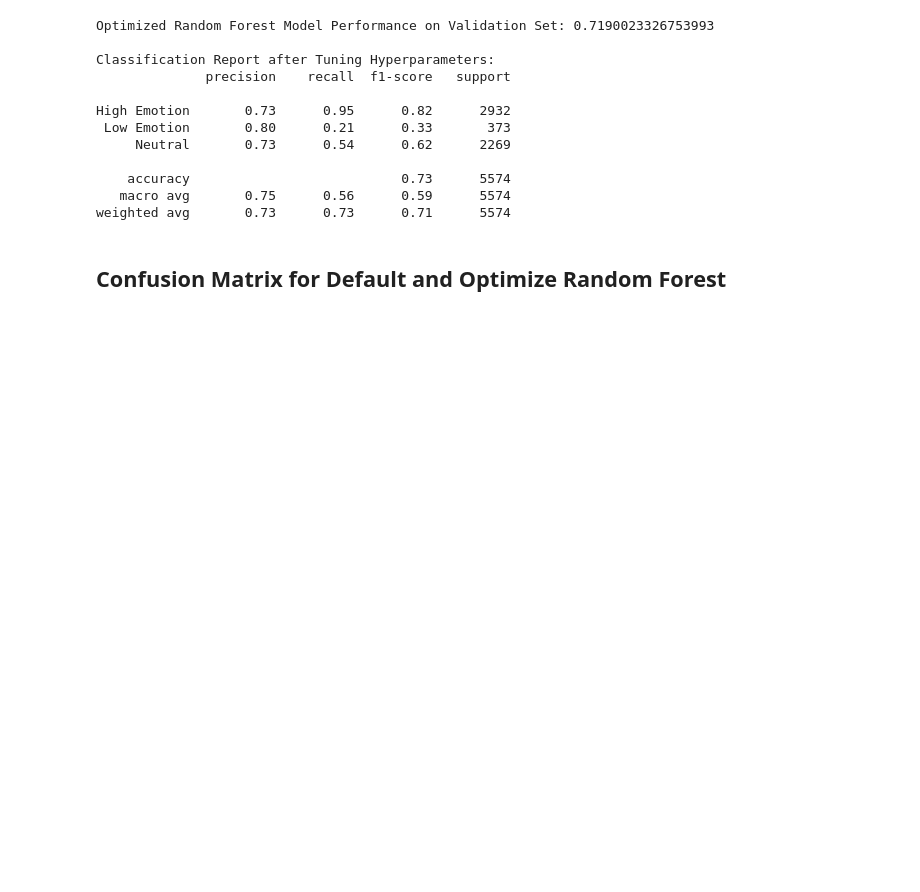
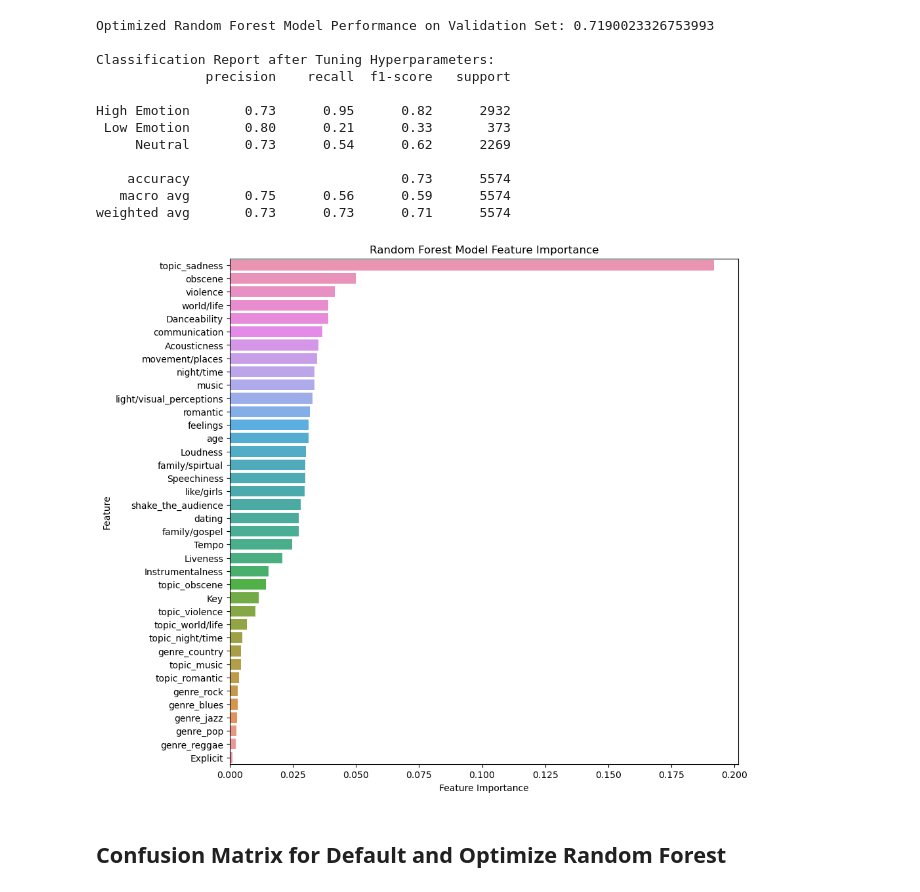
Before and after one commit to sharmista2shastry/W4995-Project-1, a Jupyter notebook: random_forest.ipynb, the cells around one changed output. Drawn from its saved outputs; the diff is of its cells as text; code cells hidden in the pictures; blank space fills up the shorter version.

Commit message:
added feature importance graph

```diff
--- a/random_forest.ipynb
+++ b/random_forest.ipynb
@@ -240,6 +240,25 @@ High Emotion       0.73      0.95      0.82      2932
     accuracy                           0.73      5574
    macro avg       0.75      0.56      0.59      5574
 weighted avg       0.73      0.73      0.71      5574
+# %%
+# Examine feature importance for random forest model
+
+# create dataframe of feature importance
+feature_importance_df = pd.DataFrame({"feature": processed_song_X.columns, "importance": optimal_random_forest_model.feature_importances_})
+
+# sort dataframe by importance
+feature_importance_df = feature_importance_df.sort_values(by="importance", ascending=False)
+
+# plot feature importance
+fig, ax = plt.subplots(figsize=(10, 10))
+sns.barplot(data=feature_importance_df, x="importance", y="feature", ax=ax, hue="importance", dodge=False)
+ax.set_title("Random Forest Model Feature Importance")
+ax.set_xlabel("Feature Importance")
+ax.set_ylabel("Feature")
+ax.get_legend().remove()
+plt.show()
+# %% [output]
+[figure, added]
 # %% [markdown]
 ## Confusion Matrix for Default and Optimize Random Forest
 # %%
```
